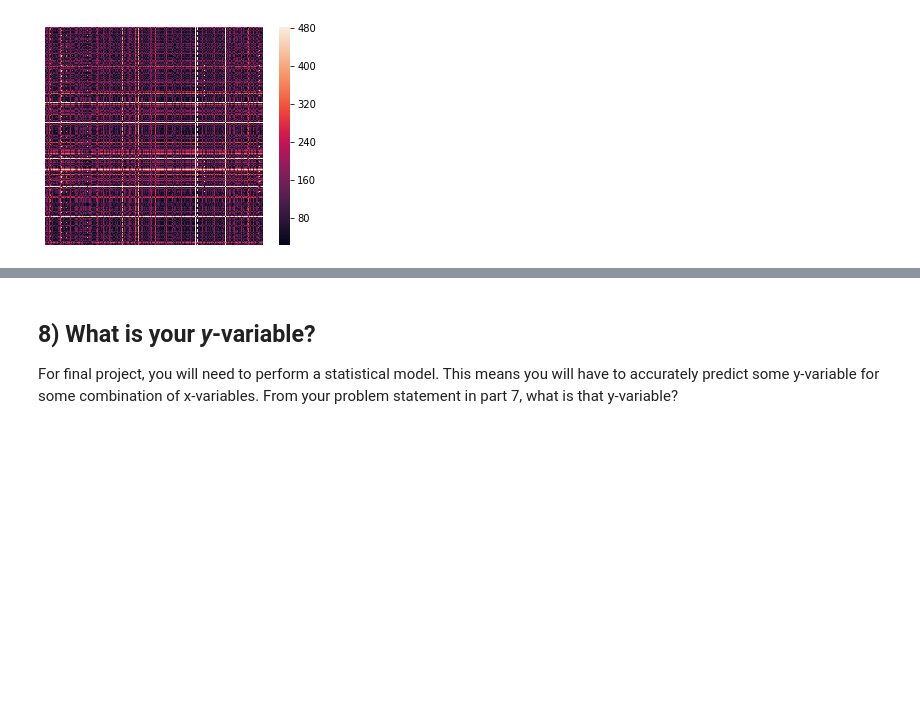
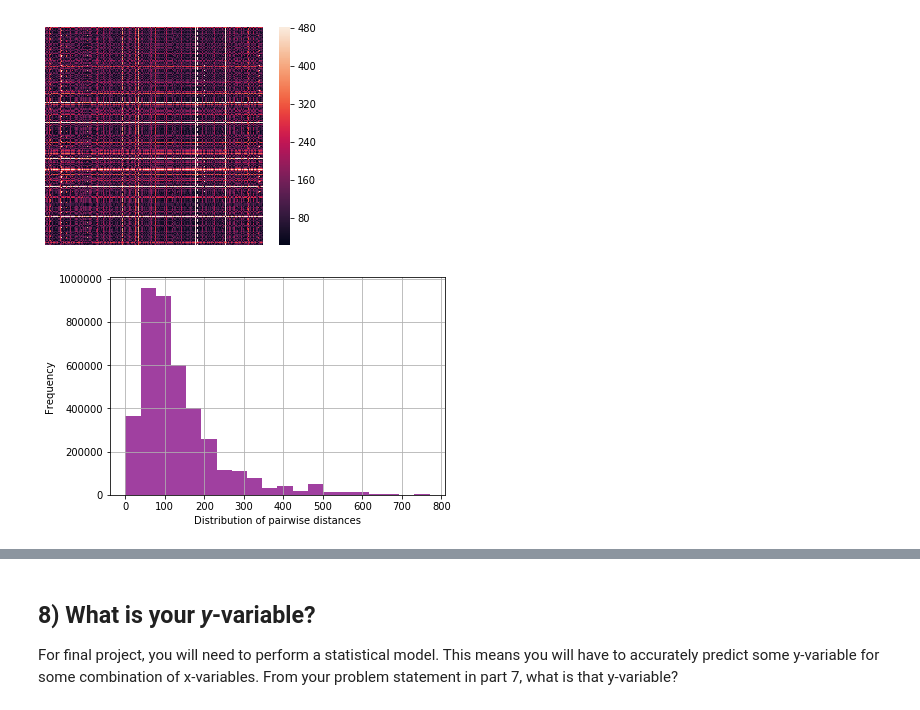
Before and after one commit to madymehlf/final-project, a Jupyter notebook: final-project.ipynb, the cells around one changed output, grey strips where cells are left out. Drawn from its saved outputs; the diff is of its cells as text; code cells hidden in the pictures; blank space fills up the shorter version.

```diff
--- a/final-project.ipynb
+++ b/final-project.ipynb
@@ -164,0 +163,9 @@ Pairwise distances:
+# %%
+#can we see if this is parametric data
+plt.hist(np.hstack(D), 20, facecolor='purple', alpha=0.75)
+plt.xlabel('Distribution of pairwise distances')
+plt.ylabel('Frequency')
+plt.grid(True)
+plt.show()
+# %% [output]
+[figure, added]
```
Also changed, not shown: parts of 7 cells of this notebook.
